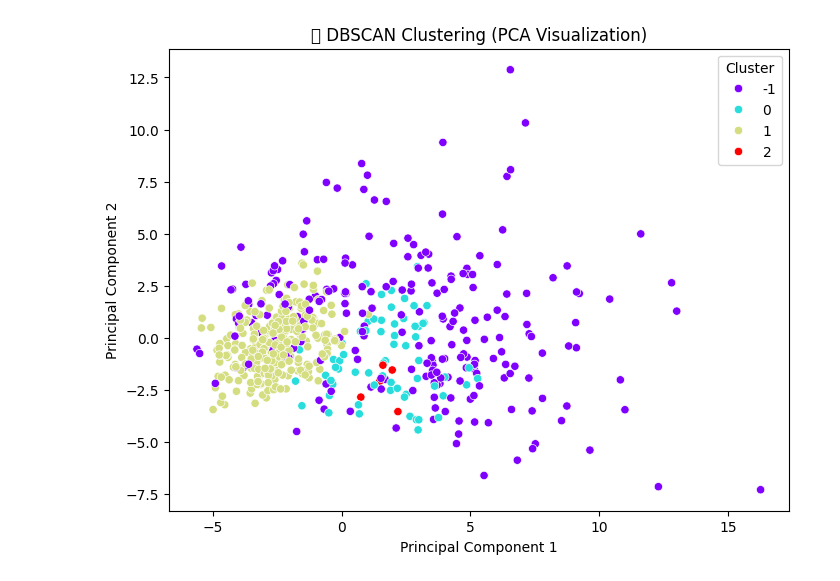
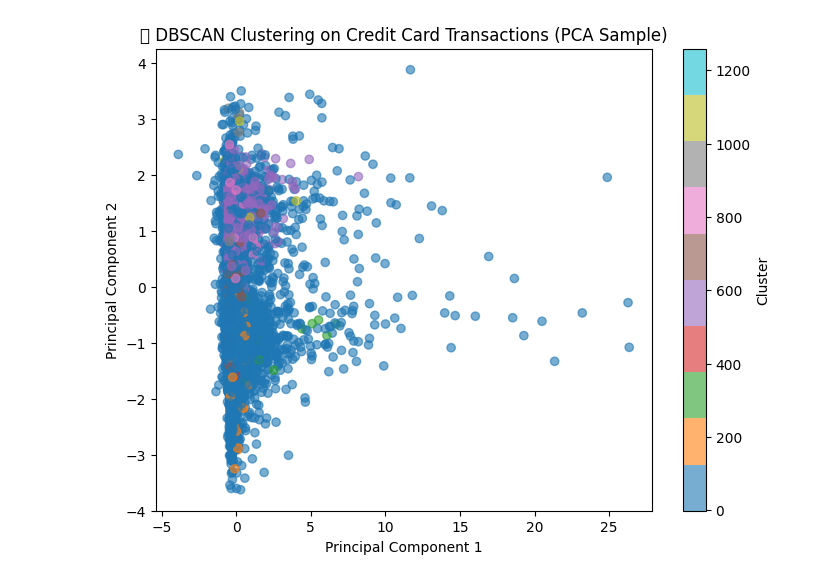
Before and after one commit to Grow-with-Open-Source/Python-Projects, a Jupyter notebook: credit-card-fraud-detection/DBSCAN_clustering.ipynb, the cells around one changed output. Saved outputs shown, nothing was run; the diff lists cells and outputs as text; code cells hidden in the pictures.

Commit message:
fix: replace with correct Credit Card Fraud Detection notebook

```diff
--- a/credit-card-fraud-detection/DBSCAN_clustering.ipynb
+++ b/credit-card-fraud-detection/DBSCAN_clustering.ipynb
@@ -1,12 +1,11 @@
 # %%
 # =====================================
-# 🧬 DBSCAN Clustering on Breast Cancer Dataset (Unsupervised Learning)
+# 💳 DBSCAN Clustering on Credit Card Fraud Dataset
 # =====================================
 
 import pandas as pd
 import numpy as np
 import matplotlib.pyplot as plt
-import seaborn as sns
 from sklearn.preprocessing import StandardScaler
 from sklearn.cluster import DBSCAN
 from sklearn.decomposition import PCA
@@ -21,7 +20,7 @@ csv_filename = list(uploaded.keys())[0]
 
 # Step 2️⃣: Load dataset
 df = pd.read_csv(io.BytesIO(uploaded[csv_filename]))
-print("✅ File Loaded Successfully!\n")
+print("✅ Credit Card Dataset Loaded Successfully!\n")
 display(df.head())
 
 # Step 3️⃣: Clean column names
@@ -29,54 +28,73 @@ df.columns = df.columns.str.strip()
 print("\n📋 Columns in dataset:")
 print(df.columns.tolist())
 
-# Step 4️⃣: Data Preprocessing
-# Drop 'id' or unnamed columns
-df = df.drop(columns=[col for col in df.columns if 'id' in col.lower() or 'unnamed' in col.lower()], errors='ignore')
+# Step 4️⃣: Separate target (for reference only, NOT used in clustering)
+if 'Class' in df.columns:
+    y_true = df['Class']   # 1 = Fraud, 0 = Normal
+    df = df.drop(columns=['Class'])
 
-# Convert 'diagnosis' to numeric for reference (not used for clustering)
-if 'diagnosis' in df.columns:
-    df['diagnosis'] = df['diagnosis'].map({'M': 1, 'B': 0})
-
-# Select only numeric columns
+# Step 5️⃣: Select numerical features
 df_clean = df.select_dtypes(include=[np.number])
 
-# Remove NaN or infinite values
+# Handle missing or infinite values
 df_clean = df_clean.replace([np.inf, -np.inf], np.nan).dropna()
 
-# Step 5️⃣: Standardize the data
+# Step 6️⃣: Standardize data
 scaler = StandardScaler()
 X_scaled = scaler.fit_transform(df_clean)
 
-# Step 6️⃣: Apply DBSCAN Clustering
-dbscan = DBSCAN(eps=2.5, min_samples=5)  # you can tune eps
+# Step 7️⃣: Apply DBSCAN
+dbscan = DBSCAN(
+    eps=1.5,        # Tunable parameter
+    min_samples=5
+)
 clusters = dbscan.fit_predict(X_scaled)
 
-# Step 7️⃣: Add cluster labels to DataFrame
+# Step 8️⃣: Add cluster labels
 df_clean['Cluster'] = clusters
 display(df_clean.head(10))
 
-# Step 8️⃣: Evaluate clustering quality (only if >1 cluster)
-unique_clusters = len(set(clusters)) - (1 if -1 in clusters else 0)
-if unique_clusters > 1:
-    sil_score = silhouette_score(X_scaled, clusters)
-    print(f"\n🧩 Silhouette Score: {sil_score:.4f} (higher = better clustering)")
-else:
-    print("\n⚠️ Only one cluster found — silhouette score not applicable.")
-
-# Step 9️⃣: Show cluster distribution
-print("\n📊 Cluster Counts:")
+# Step 9️⃣: Cluster distribution
+print("\n📊 Cluster Distribution:")
 print(df_clean['Cluster'].value_counts())
 
-# Step 🔟: Visualize Clusters (PCA 2D Projection)
-pca = PCA(n_components=2)
+# Step 🔟: Silhouette Score (excluding noise points)
+mask = clusters != -1
+unique_clusters = len(set(clusters)) - (1 if -1 in clusters else 0)
+
+if unique_clusters > 1:
+    sil_score = silhouette_score(X_scaled[mask], clusters[mask])
+    print(f"\n🧩 Silhouette Score (excluding noise): {sil_score:.4f}")
+else:
+    print("\n⚠️ Not enough clusters for silhouette evaluation.")
+
+# Step 1️⃣1️⃣: PCA Visualization (Sampling for performance)
+pca = PCA(n_components=2, random_state=42)
 X_pca = pca.fit_transform(X_scaled)
 
-plt.figure(figsize=(8,6))
-sns.scatterplot(x=X_pca[:, 0], y=X_pca[:, 1], hue=clusters, palette='rainbow', legend='full')
-plt.title("🌈 DBSCAN Clustering (PCA Visualization)")
+# Create DataFrame for plotting
+plot_df = pd.DataFrame({
+    'PC1': X_pca[:, 0],
+    'PC2': X_pca[:, 1],
+    'Cluster': clusters
+})
+
+# Sample data to avoid rendering issues
+plot_df_sample = plot_df.sample(n=10000, random_state=42)
+
+plt.figure(figsize=(8, 6))
+plt.scatter(
+    plot_df_sample['PC1'],
+    plot_df_sample['PC2'],
+    c=plot_df_sample['Cluster'],
+    cmap='tab10',
+    alpha=0.6
+)
+
+plt.title("💳 DBSCAN Clustering on Credit Card Transactions (PCA Sample)")
 plt.xlabel("Principal Component 1")
 plt.ylabel("Principal Component 2")
-plt.legend(title="Cluster")
+plt.colorbar(label="Cluster")
 plt.show()
 # %% [output]
 [interactive output not drawn]
@@ -115 +140 @@ Name: count, dtype: int64
-[figure, old version]
+[figure, new version]
```
Also changed, not shown: parts of 1 cell of this notebook.
